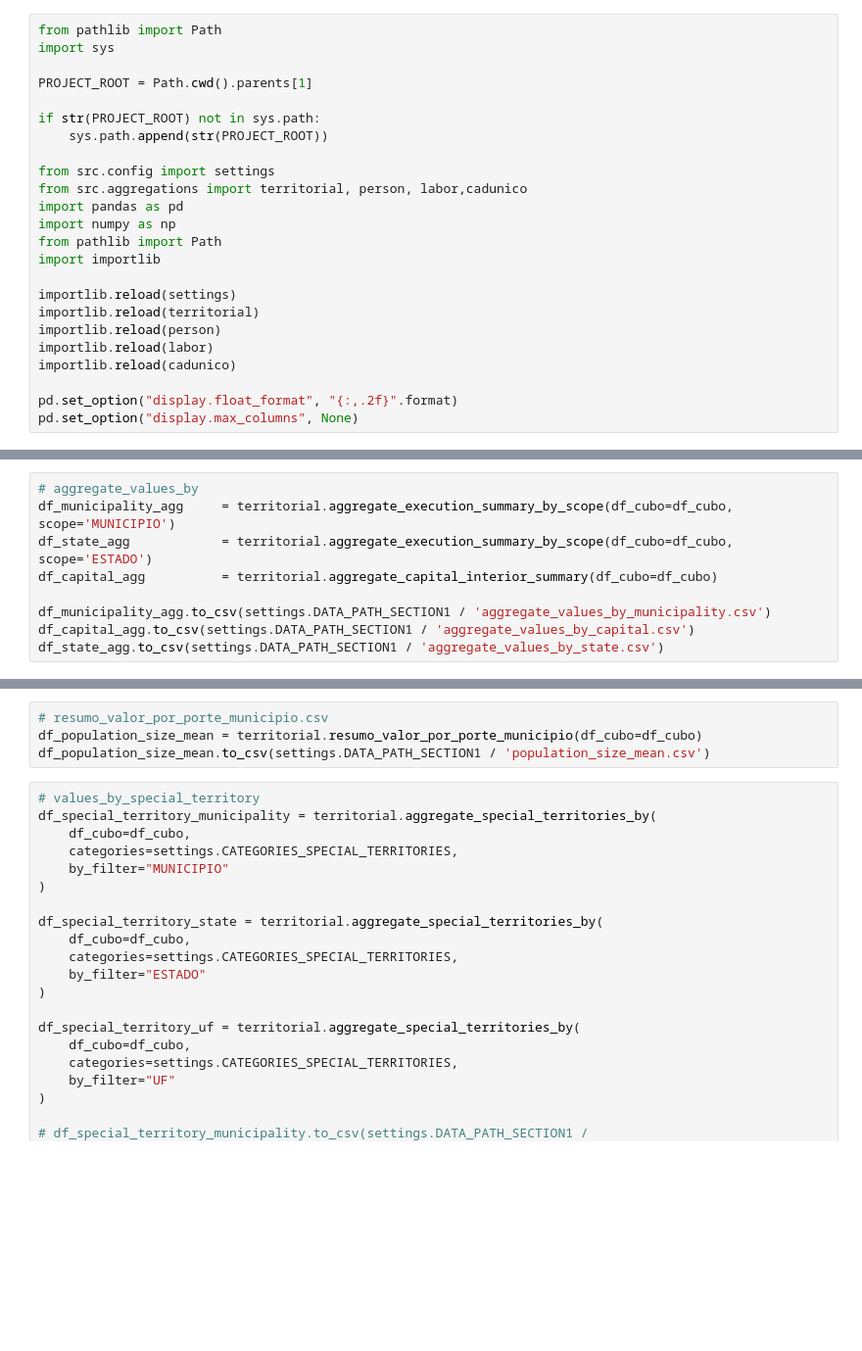
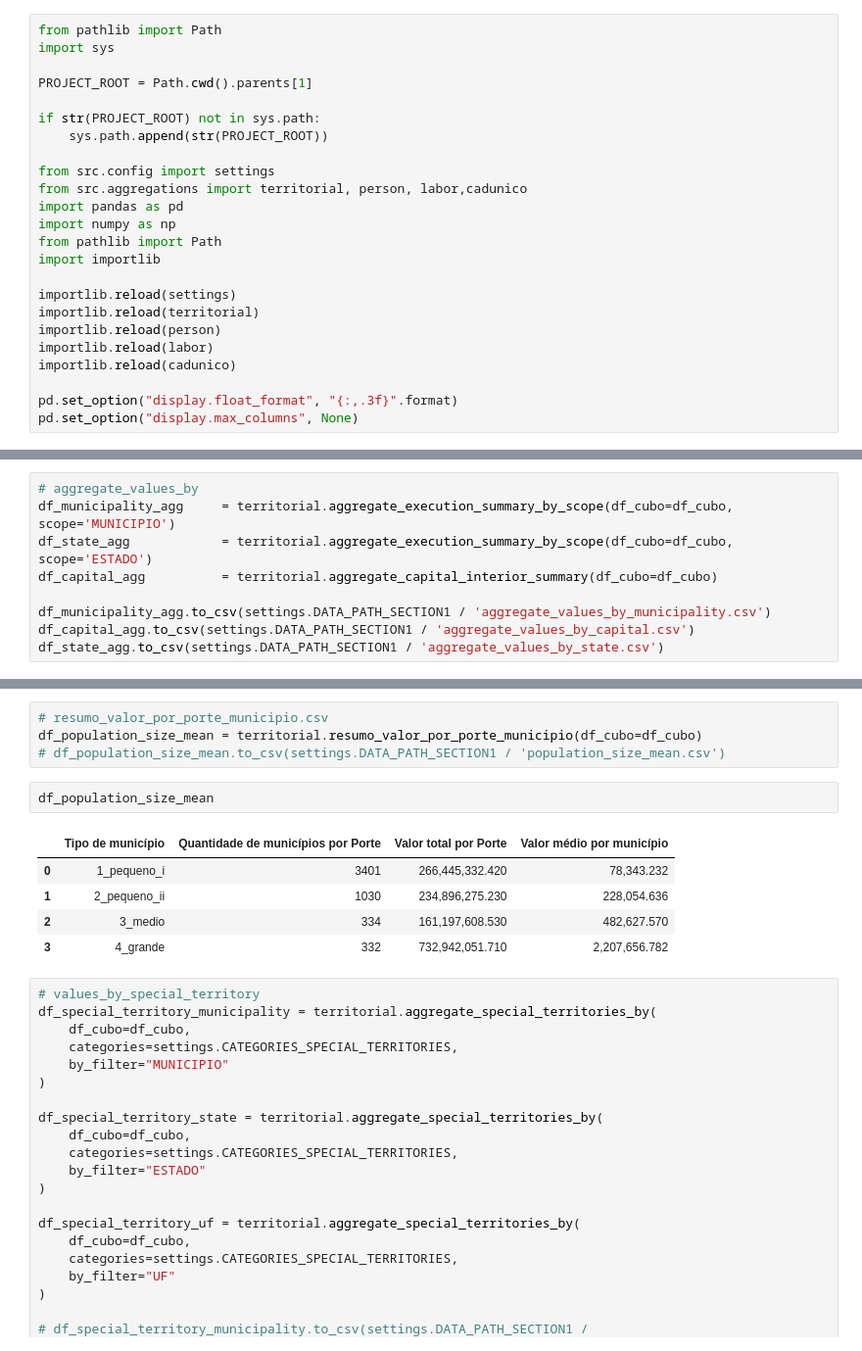
Before and after one commit to SGE-Subsecretaria-de-Gestao-Estrategica/pnab-data-vis, a Jupyter notebook: src/notebooks/gabriel_create_csv.ipynb, the cells around one changed output, grey strips where cells are left out. Shown at 98% size. Drawn from its saved outputs; the diff is of its cells as text; blank space fills up the shorter version.

```diff
--- a/src/notebooks/gabriel_create_csv.ipynb
+++ b/src/notebooks/gabriel_create_csv.ipynb
@@ -20,7 +20,7 @@ importlib.reload(person)
 importlib.reload(labor)
 importlib.reload(cadunico)
 
-pd.set_option("display.float_format", "{:,.2f}".format)
+pd.set_option("display.float_format", "{:,.3f}".format)
 pd.set_option("display.max_columns", None)
 # %%
 df_cubo_old = pd.read_excel(settings.CUBO_PATH)
@@ -115,7 +143,15 @@ df_population_size.to_csv(settings.DATA_PATH_SECTION1 / 'values_by_population_si
 # %%
 # resumo_valor_por_porte_municipio.csv
 df_population_size_mean = territorial.resumo_valor_por_porte_municipio(df_cubo=df_cubo)
-df_population_size_mean.to_csv(settings.DATA_PATH_SECTION1 / 'population_size_mean.csv')
+# df_population_size_mean.to_csv(settings.DATA_PATH_SECTION1 / 'population_size_mean.csv')
+# %%
+df_population_size_mean
+# %% [output]
+|  | Tipo de município | Quantidade de municípios por Porte | Valor total por Porte | Valor médio por município |
+| 0 | 1_pequeno_i | 3401 | 266,445,332.420 | 78,343.232 |
+| 1 | 2_pequeno_ii | 1030 | 234,896,275.230 | 228,054.636 |
+| 2 | 3_medio | 334 | 161,197,608.530 | 482,627.570 |
+| 3 | 4_grande | 332 | 732,942,051.710 | 2,207,656.782 |
 # %%
 # values_by_special_territory
 df_special_territory_municipality = territorial.aggregate_special_territories_by(
```
Also changed, not shown: parts of 14 cells of this notebook, 5 other files.
